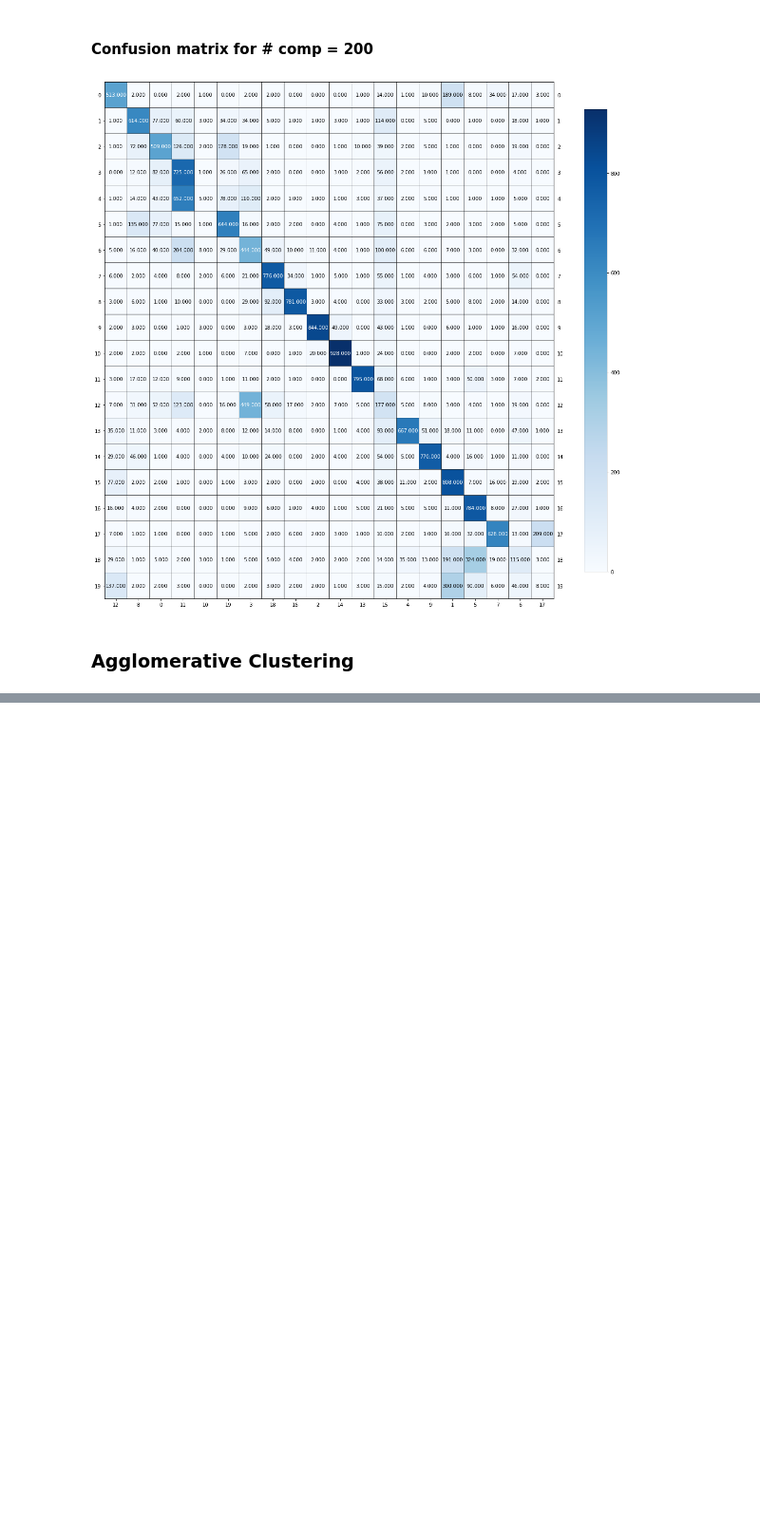
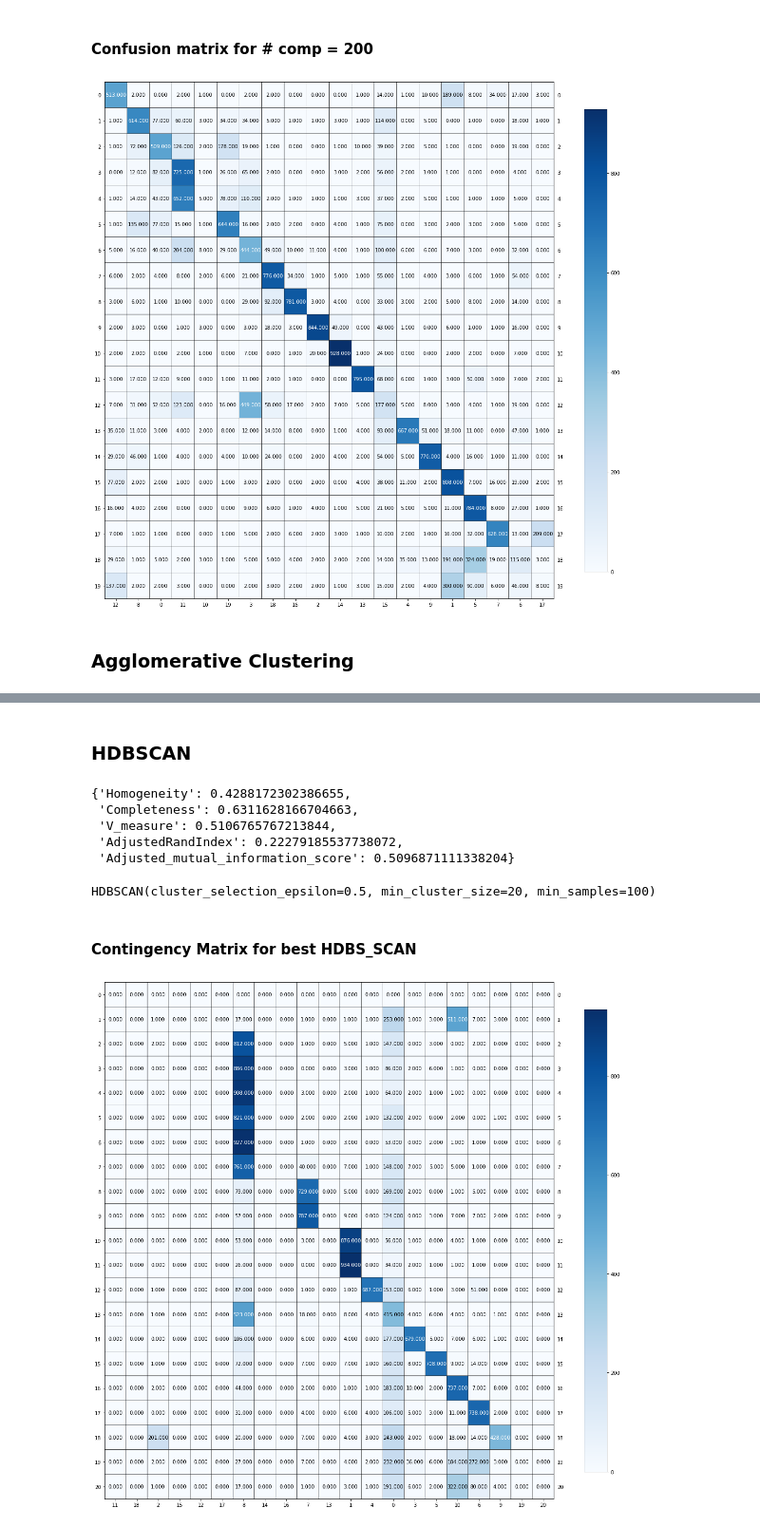
Before and after one commit to diplav09/Data-Representations-and-Clustering, a Jupyter notebook: Data_Representation_Clustering_Diplav.ipynb, the cells around one changed output, grey strips where cells are left out. Shown at 95% size. Saved outputs shown, nothing was run; the diff lists cells and outputs as text; code cells hidden in the pictures; blank space fills up the shorter version.

```diff
--- a/Data_Representation_Clustering_Diplav.ipynb
+++ b/Data_Representation_Clustering_Diplav.ipynb
@@ -600,0 +609,56 @@ Scores for Agglomerative Clustering for Single linkage
+# %% [markdown]
+### HDBSCAN
+# %%
+min_cluster_sizes = [20,100, 200]
+min_samples = [20,100, 200]
+epsilon_values = [0.5, 0.8, 5]
+
+best_HDBS_Score = -10000
+
+best_HDBS_SCAN = []
+best_HDBS_Scores = {}
+best_HDBS_Labels = []
+
+for components in n_components:
+
+    umap_feat = UMAP_Dict[components]
+
+    for eps in epsilon_values:
+
+        for min_sample in min_samples:
+
+            for min_cluster_size in min_cluster_sizes:
+
+                HDBS = hdbscan.HDBSCAN(min_cluster_size=min_cluster_size, min_samples=min_sample, cluster_selection_epsilon=eps)
+
+                HDBS.fit(umap_feat)
+
+                HDBS_Score = getScores(labels, HDBS.labels_)
+
+                avg_HDBS_Score = (HDBS_Score["Homogeneity"] + HDBS_Score["Completeness"] + HDBS_Score["V_measure"] + HDBS_Score["AdjustedRandIndex"] + HDBS_Score["Adjusted_mutual_information_score"]) / 5
+
+                if avg_HDBS_Score > best_HDBS_Score:
+                    best_HDBS_Score = avg_HDBS_Score
+                    best_HDBS_SCAN = HDBS
+                    best_HDBS_Scores = HDBS_Score
+                    best_HDBS_Labels = HDBS.labels_
+# %%
+best_HDBS_Scores
+# %% [output]
+{'Homogeneity': 0.4288172302386655,
+ 'Completeness': 0.6311628166704663,
+ 'V_measure': 0.5106765767213844,
+ 'AdjustedRandIndex': 0.22279185537738072,
+ 'Adjusted_mutual_information_score': 0.5096871111338204}
+# %%
+print(best_HDBS_SCAN)
+# %% [output]
+HDBSCAN(cluster_selection_epsilon=0.5, min_cluster_size=20, min_samples=100)
+# %% [markdown]
+#### Contingency Matrix for best HDBS_SCAN
+# %%
+conf_mat_HDBS = confusion_matrix(labels, best_HDBS_Labels)
+rows, colmns = linear_sum_assignment(conf_mat_HDBS, maximize=True)
+plot_mat(conf_mat_HDBS[rows[:, np.newaxis], colmns], xticklabels=colmns, yticklabels=rows, size=(15,15))
+# %% [output]
+[figure, added]
```
Also changed, not shown: parts of 40 cells of this notebook.
